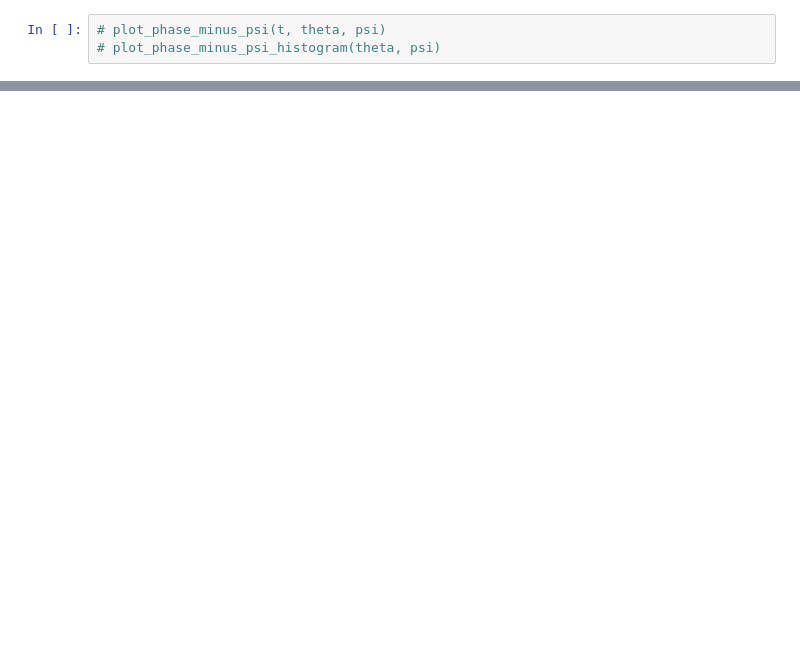
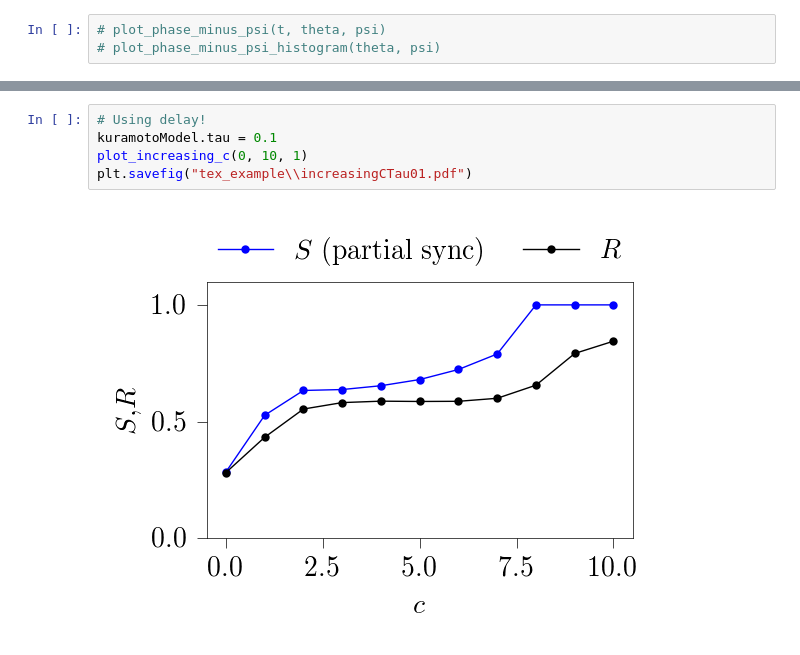
Before and after one commit to cbnfreitas/kuramoto_model_integrate_and_plot, a Jupyter notebook: run_integrate_measure_and_plot.ipynb, the cells around one changed output, grey strips where cells are left out. Drawn from its saved outputs; the diff is of its cells as text; blank space fills up the shorter version.

```diff
--- a/run_integrate_measure_and_plot.ipynb
+++ b/run_integrate_measure_and_plot.ipynb
@@ -90,0 +96,7 @@ plt.savefig("tex_example\\increasingC.pdf")
+# %%
+# Using delay!
+kuramotoModel.tau = 0.1
+plot_increasing_c(0, 10, 1)
+plt.savefig("tex_example\\increasingCTau01.pdf")
+# %% [output]
+[figure, added]
```
Also changed, not shown: parts of 8 cells of this notebook, 8 other files.
